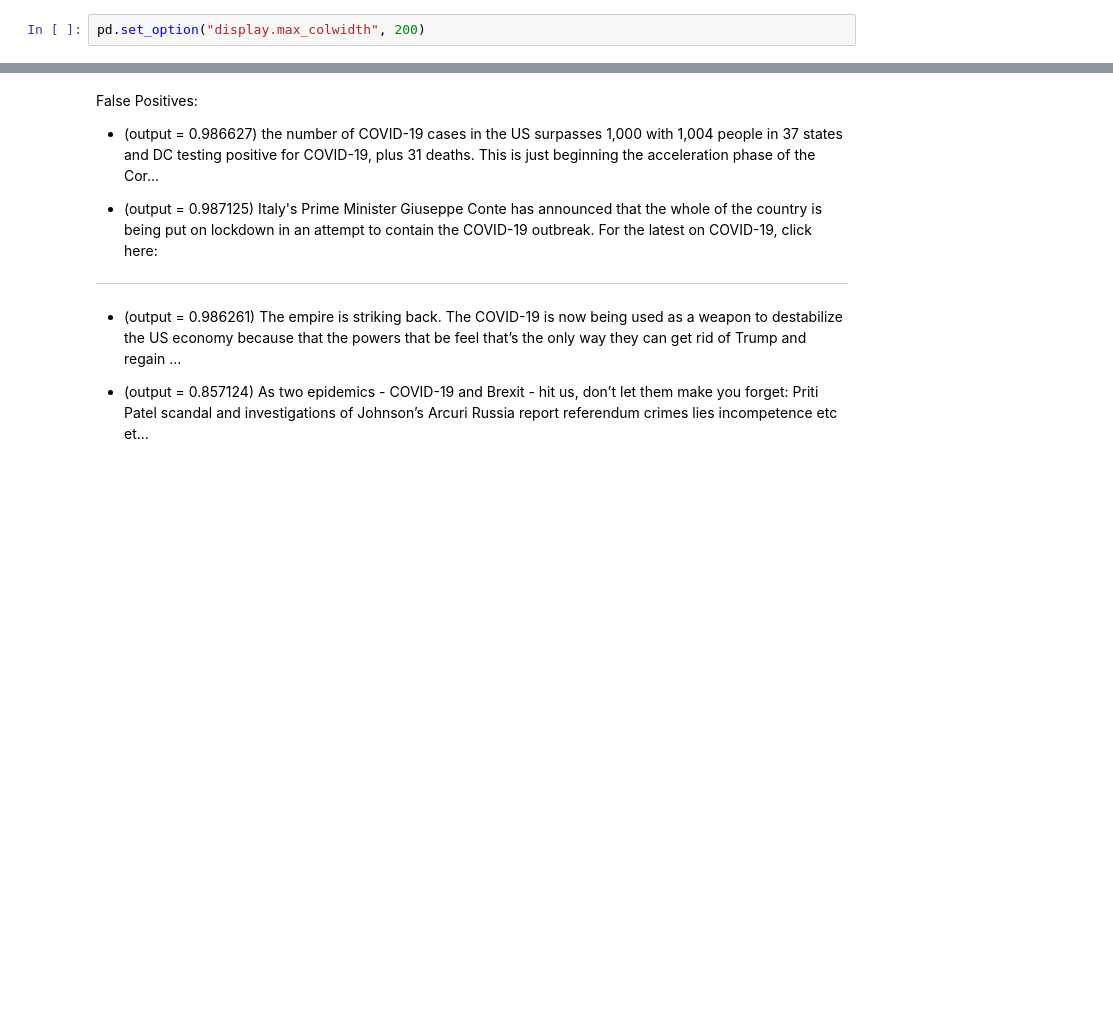
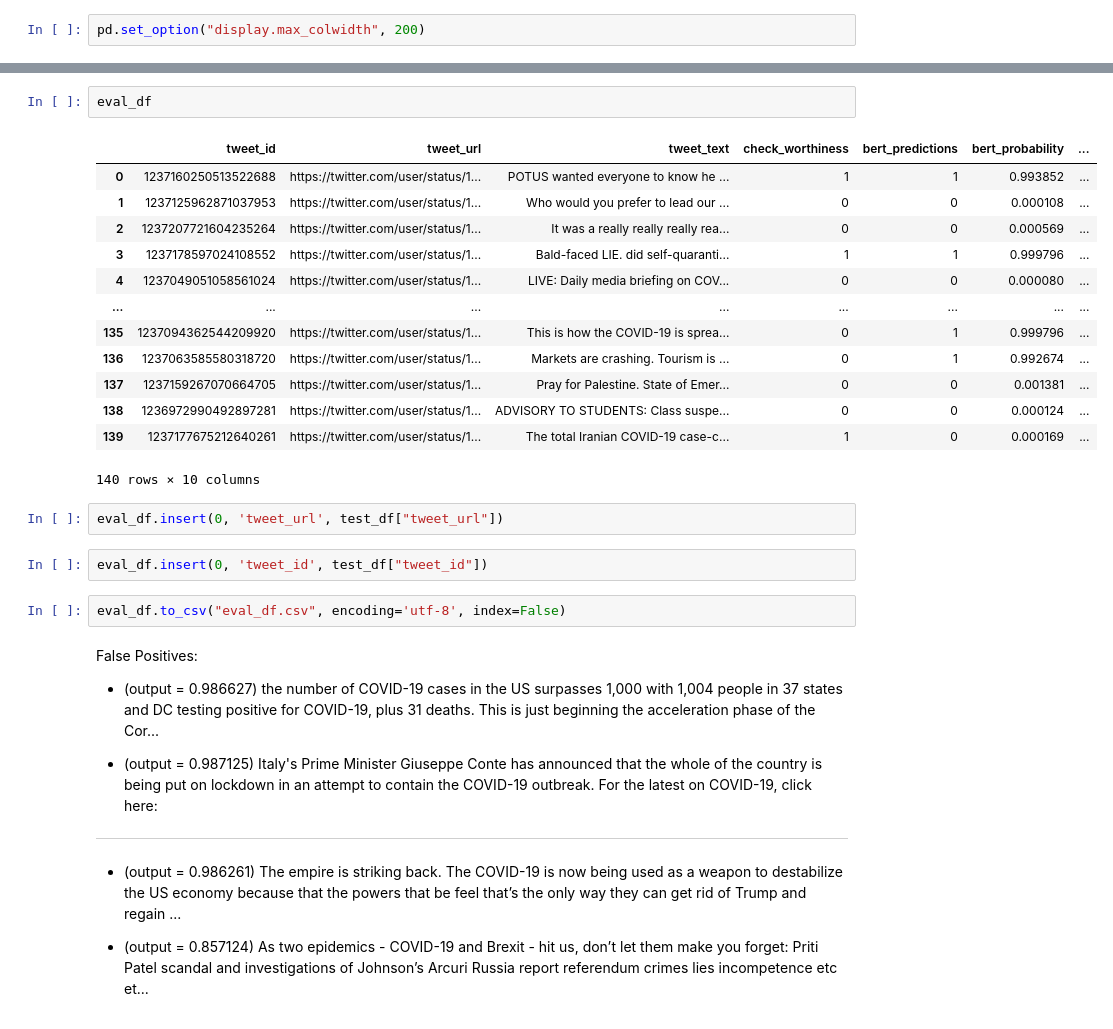
Before and after one commit to cemuluoglakci/Transformers_For_Claim_Worthiness, a Jupyter notebook: Bert_Variants_For_Claim_Worthiness/Bert_Variants_For_Claim_Worthiness.ipynb, the cells around one changed output, grey strips where cells are left out. Saved outputs shown, nothing was run; the diff lists cells and outputs as text; blank space fills up the shorter version.

```diff
--- a/Bert_Variants_For_Claim_Worthiness/Bert_Variants_For_Claim_Worthiness.ipynb
+++ b/Bert_Variants_For_Claim_Worthiness/Bert_Variants_For_Claim_Worthiness.ipynb
@@ -653,3 +695,25 @@ test_df
+# %%
+eval_df
+# %% [output]
+|  | tweet_id | tweet_url | tweet_text | check_worthiness | bert_predictions | bert_probability | ... |
+| 0 | 1237160250513522688 | https://twitter.com/user/status/1... | POTUS wanted everyone to know he ... | 1 | 1 | 0.993852 | ... |
+| 1 | 1237125962871037953 | https://twitter.com/user/status/1... | Who would you prefer to lead our ... | 0 | 0 | 0.000108 | ... |
+| 2 | 1237207721604235264 | https://twitter.com/user/status/1... | It was a really really really rea... | 0 | 0 | 0.000569 | ... |
+| 3 | 1237178597024108552 | https://twitter.com/user/status/1... | Bald-faced LIE. did self-quaranti... | 1 | 1 | 0.999796 | ... |
+| 4 | 1237049051058561024 | https://twitter.com/user/status/1... | LIVE: Daily media briefing on COV... | 0 | 0 | 0.000080 | ... |
+| ... | ... | ... | ... | ... | ... | ... | ... |
+| 135 | 1237094362544209920 | https://twitter.com/user/status/1... | This is how the COVID-19 is sprea... | 0 | 1 | 0.999796 | ... |
+| 136 | 1237063585580318720 | https://twitter.com/user/status/1... | Markets are crashing. Tourism is ... | 0 | 1 | 0.992674 | ... |
+| 137 | 1237159267070664705 | https://twitter.com/user/status/1... | Pray for Palestine. State of Emer... | 0 | 0 | 0.001381 | ... |
+| 138 | 1236972990492897281 | https://twitter.com/user/status/1... | ADVISORY TO STUDENTS: Class suspe... | 0 | 0 | 0.000124 | ... |
+| 139 | 1237177675212640261 | https://twitter.com/user/status/1... | The total Iranian COVID-19 case-c... | 1 | 0 | 0.000169 | ... |
+140 rows × 10 columns
+# %%
+eval_df.insert(0, 'tweet_url', test_df["tweet_url"])
+# %%
+eval_df.insert(0, 'tweet_id', test_df["tweet_id"])
+# %%
+eval_df.to_csv("eval_df.csv", encoding='utf-8', index=False)
 # %% [markdown]
 False Positives:
 
```
Also changed, not shown: parts of 13 cells of this notebook, 5 other files.
